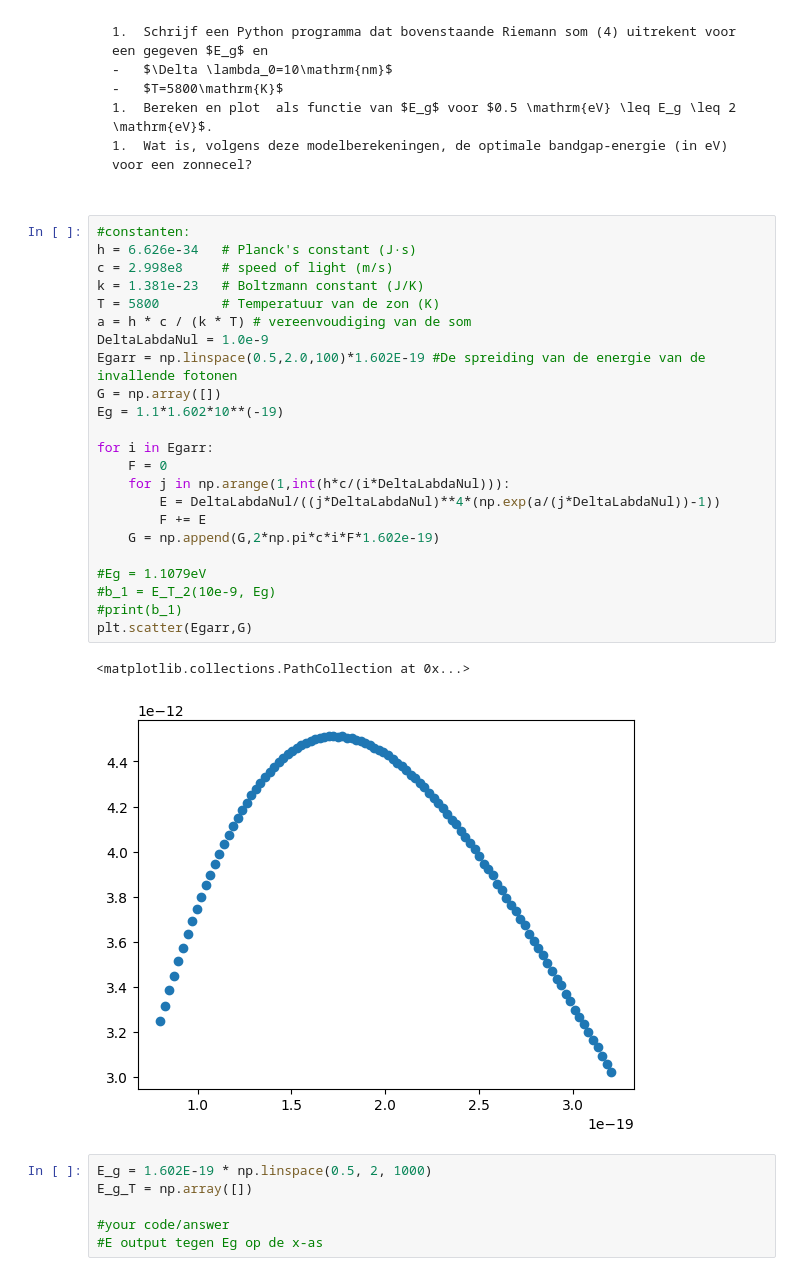
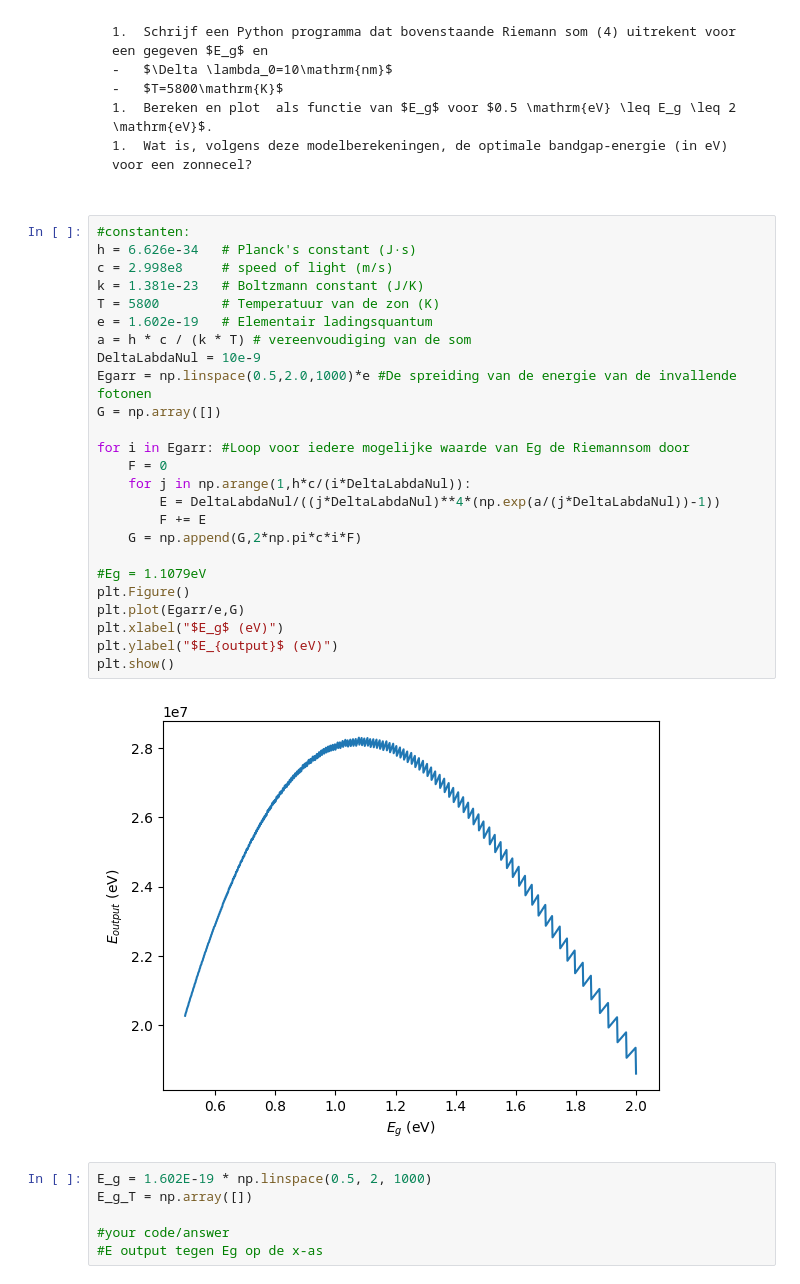
Before and after one commit to Eerkje/Annet-Erik, a Jupyter notebook: Content/PySim/10_voltaische_cel.ipynb, the cells around one changed output. Cells and saved outputs as stored; diff of their text form.

```diff
--- a/Content/PySim/10_voltaische_cel.ipynb
+++ b/Content/PySim/10_voltaische_cel.ipynb
@@ -210,29 +210,30 @@ met $\lambda_i = i \cdot \Delta \lambda_0$.
 # %%
 #constanten:
 h = 6.626e-34   # Planck's constant (J·s)
 c = 2.998e8     # speed of light (m/s)
 k = 1.381e-23   # Boltzmann constant (J/K)
 T = 5800        # Temperatuur van de zon (K)
+e = 1.602e-19   # Elementair ladingsquantum
 a = h * c / (k * T) # vereenvoudiging van de som
-DeltaLabdaNul = 1.0e-9
-Egarr = np.linspace(0.5,2.0,100)*1.602E-19 #De spreiding van de energie van de invallende fotonen
+DeltaLabdaNul = 10e-9
+Egarr = np.linspace(0.5,2.0,1000)*e #De spreiding van de energie van de invallende fotonen
 G = np.array([])
-Eg = 1.1*1.602*10**(-19)
 
-for i in Egarr:
+for i in Egarr: #Loop voor iedere mogelijke waarde van Eg de Riemannsom door
     F = 0
-    for j in np.arange(1,int(h*c/(i*DeltaLabdaNul))):
+    for j in np.arange(1,h*c/(i*DeltaLabdaNul)):
         E = DeltaLabdaNul/((j*DeltaLabdaNul)**4*(np.exp(a/(j*DeltaLabdaNul))-1))
         F += E
-    G = np.append(G,2*np.pi*c*i*F*1.602e-19)
+    G = np.append(G,2*np.pi*c*i*F)
 
 #Eg = 1.1079eV
-#b_1 = E_T_2(10e-9, Eg)
-#print(b_1)
-plt.scatter(Egarr,G)
+plt.Figure()
+plt.plot(Egarr/e,G)
+plt.xlabel("$E_g$ (eV)")
+plt.ylabel("$E_{output}$ (eV)")
+plt.show()
 # %% [output]
-<matplotlib.collections.PathCollection at 0x...>
-[figure, old version]
+[figure, new version]
 # %%
 E_g = 1.602E-19 * np.linspace(0.5, 2, 1000)
 E_g_T = np.array([])
```
